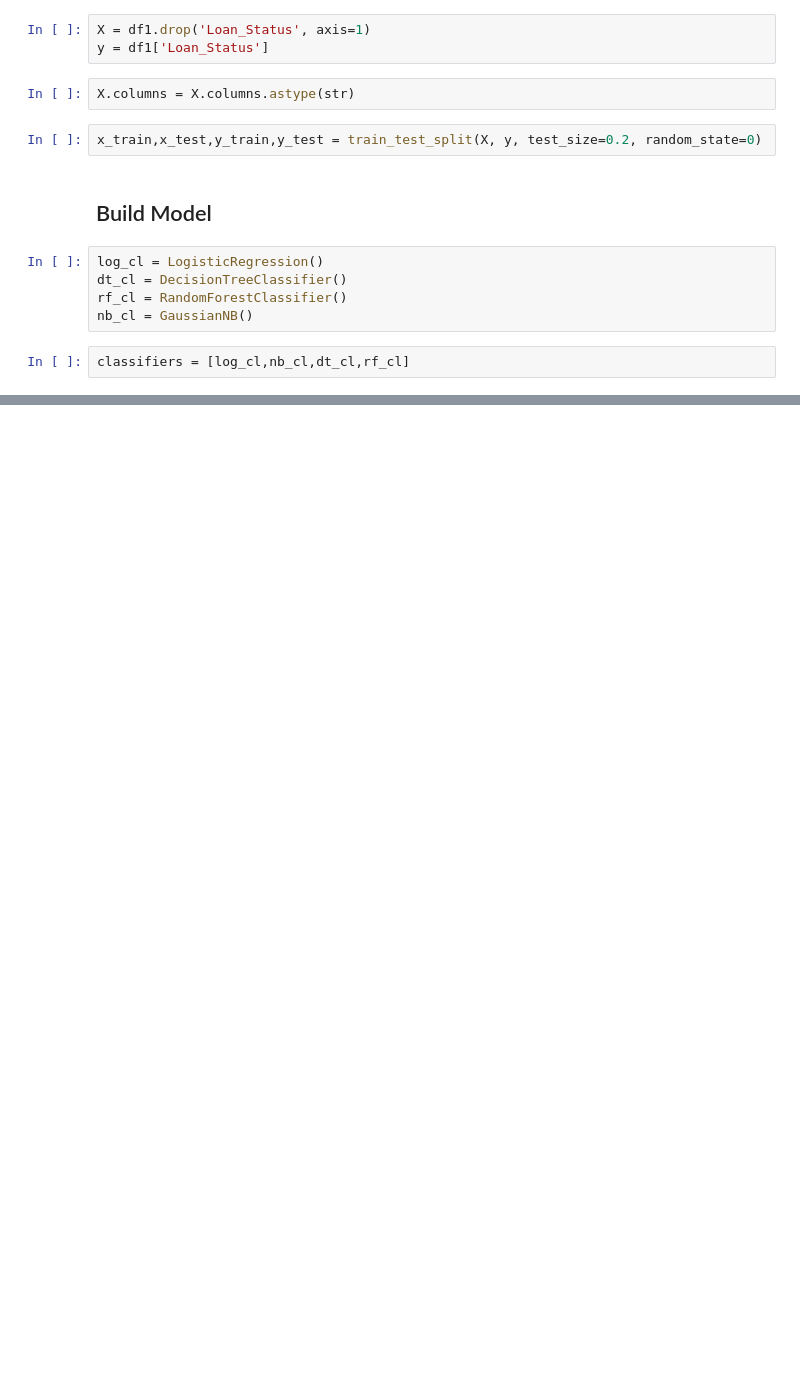
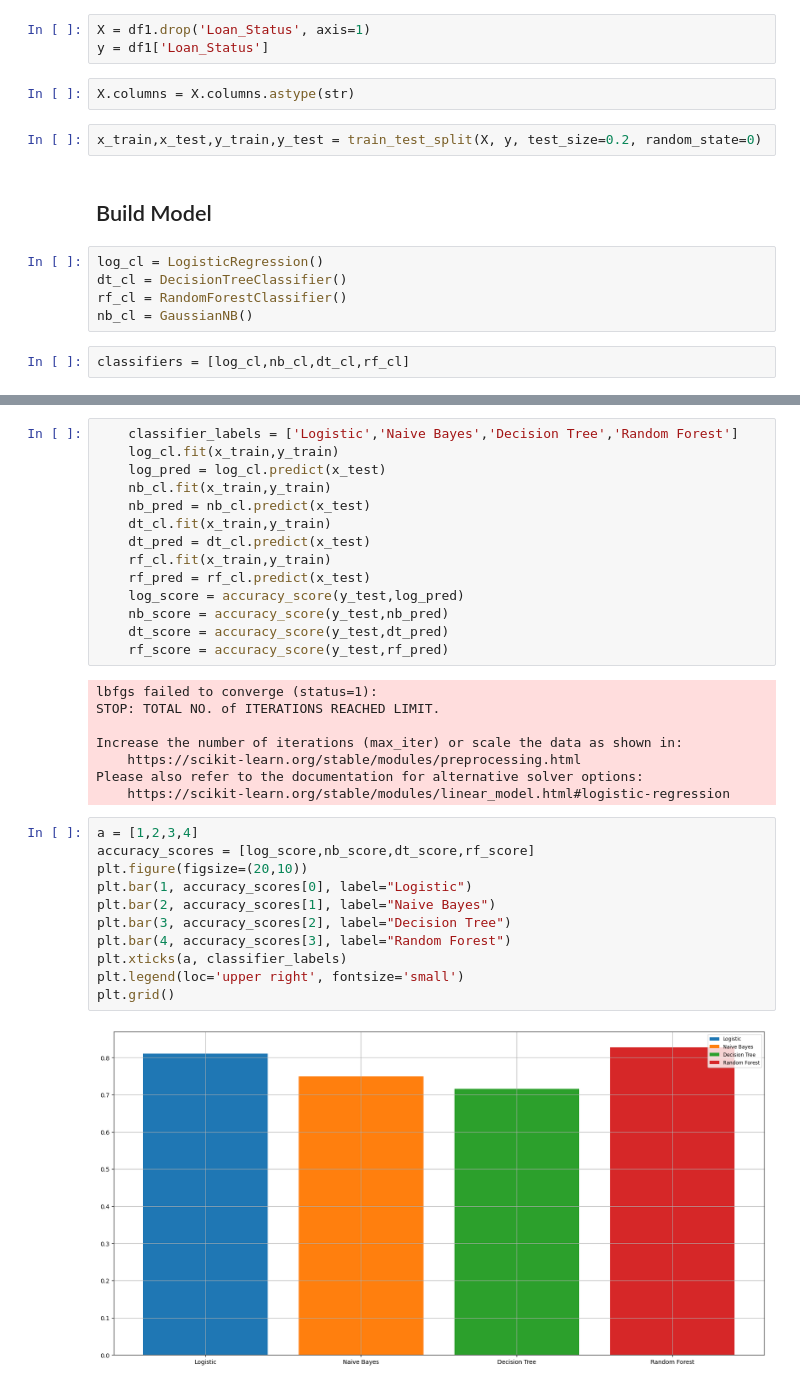
Before and after one commit to Marcos-Verdi/DA_Cls_loanPrediction, a Jupyter notebook: loan_prediction_analysis.ipynb, the cells around one changed output, grey strips where cells are left out. Cells and saved outputs as stored; diff of their text form; blank space fills up the shorter version.

```diff
--- a/loan_prediction_analysis.ipynb
+++ b/loan_prediction_analysis.ipynb
@@ -350,0 +351,35 @@ weighted avg       0.79      0.80      0.79       116
+# %%
+    classifier_labels = ['Logistic','Naive Bayes','Decision Tree','Random Forest']
+    log_cl.fit(x_train,y_train)
+    log_pred = log_cl.predict(x_test)
+    nb_cl.fit(x_train,y_train)
+    nb_pred = nb_cl.predict(x_test)
+    dt_cl.fit(x_train,y_train)
+    dt_pred = dt_cl.predict(x_test)
+    rf_cl.fit(x_train,y_train)
+    rf_pred = rf_cl.predict(x_test)
+    log_score = accuracy_score(y_test,log_pred)
+    nb_score = accuracy_score(y_test,nb_pred)
+    dt_score = accuracy_score(y_test,dt_pred)
+    rf_score = accuracy_score(y_test,rf_pred)
+# %% [output]
+lbfgs failed to converge (status=1):
+STOP: TOTAL NO. of ITERATIONS REACHED LIMIT.
+
+Increase the number of iterations (max_iter) or scale the data as shown in:
+    https://scikit-learn.org/stable/modules/preprocessing.html
+Please also refer to the documentation for alternative solver options:
+    https://scikit-learn.org/stable/modules/linear_model.html#logistic-regression
+# %%
+a = [1,2,3,4]
+accuracy_scores = [log_score,nb_score,dt_score,rf_score]
+plt.figure(figsize=(20,10))
+plt.bar(1, accuracy_scores[0], label="Logistic")
+plt.bar(2, accuracy_scores[1], label="Naive Bayes")
+plt.bar(3, accuracy_scores[2], label="Decision Tree")
+plt.bar(4, accuracy_scores[3], label="Random Forest")
+plt.xticks(a, classifier_labels)
+plt.legend(loc='upper right', fontsize='small')
+plt.grid()
+# %% [output]
+[figure, added]
```
Also changed, not shown: parts of 1 cell of this notebook.
